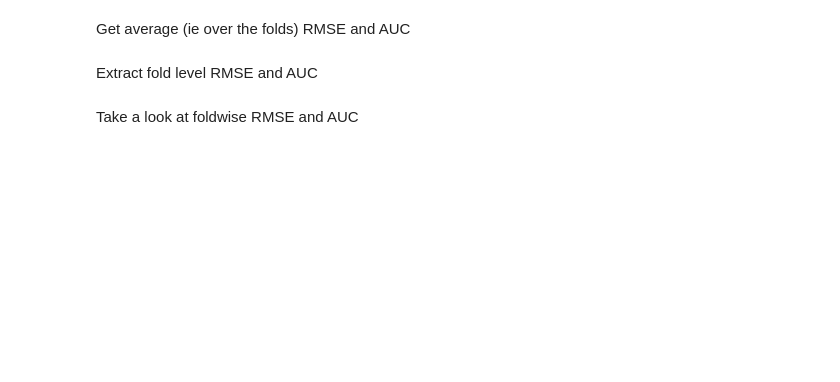
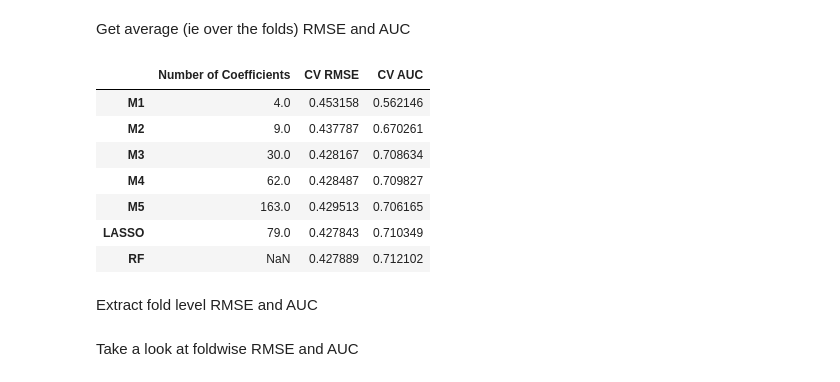
Before and after one commit to guiqvlaixi2164-max/Data-Analysis-3, a Jupyter notebook: Assignment 2/code/ch17-firm-fast-growth-prediction.ipynb, the cells around one changed output. Saved outputs shown, nothing was run; the diff lists cells and outputs as text; code cells hidden in the pictures; blank space fills up the shorter version.

Commit message:
Update firm fast growth prediction notebook

```diff
--- a/Assignment 2/code/ch17-firm-fast-growth-prediction.ipynb
+++ b/Assignment 2/code/ch17-firm-fast-growth-prediction.ipynb
@@ -1124,10 +1161,19 @@ prob_forest_best_results = prob_forest_cv_results[
 ]
 prob_forest_best_results_index = prob_forest_best_results.index.values[0]
 # %%
-fast_growth.loc["RF", "Number of Coefficients"] = "n.a."
+fast_growth.loc["RF", "Number of Coefficients"] = np.nan
 fast_growth.loc["RF", "CV RMSE"] = prob_forest_best_results["cv_rmse"].values[0]
 fast_growth.loc["RF", "CV AUC"] = prob_forest_best_results["cv_auc"].values[0]
 fast_growth
+# %% [output]
+|  | Number of Coefficients | CV RMSE | CV AUC |
+| M1 | 4.0 | 0.453158 | 0.562146 |
+| M2 | 9.0 | 0.437787 | 0.670261 |
+| M3 | 30.0 | 0.428167 | 0.708634 |
+| M4 | 62.0 | 0.428487 | 0.709827 |
+| M5 | 163.0 | 0.429513 | 0.706165 |
+| LASSO | 79.0 | 0.427843 | 0.710349 |
+| RF | NaN | 0.427889 | 0.712102 |
 # %% [markdown]
 Extract fold level RMSE and AUC
 # %%
```
Also changed, not shown: parts of 22 cells of this notebook.
